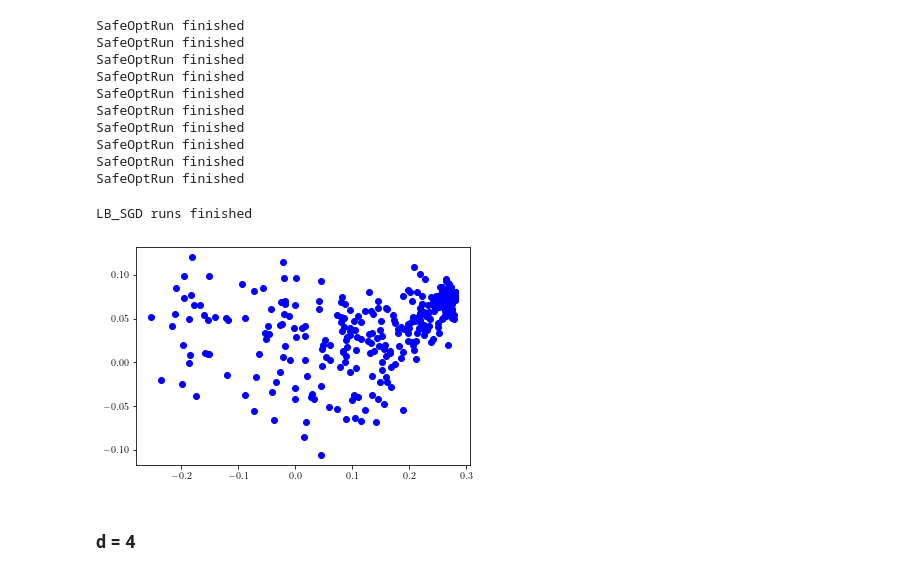
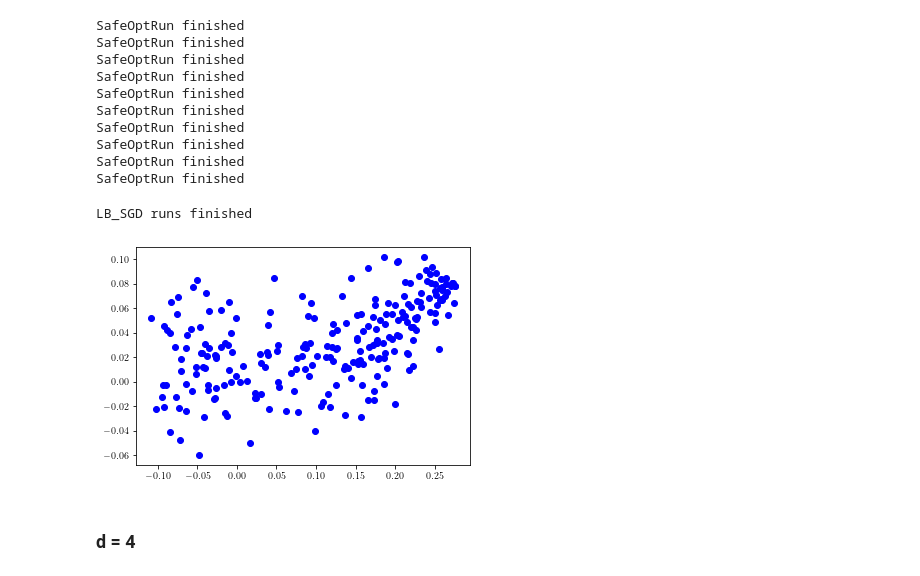
Before and after one commit to Ilnura/Thesis_applications, a Jupyter notebook: evals/Experiments.ipynb, the cells around one changed output. Drawn from its saved outputs; the diff is of its cells as text; code cells hidden in the pictures.

```diff
--- a/evals/Experiments.ipynb
+++ b/evals/Experiments.ipynb
@@ -258,7 +275,9 @@ m = 2 * d
 x_opt =  np.ones(d) / d**0.5
 experiments_num = 10
 n = int(d / 2)
+n = 2
 n_iters = d * 60
+
 x_opt = np.ones(d) / d**0.5
 x00 = np.zeros(d)
 M0 = 0.5 / d
@@ -279,6 +298,8 @@ def f(x):
     d = np.size(x)
     xx = 2. * np.ones(d)
     return np.linalg.norm(x - xx, 2)**2 / 4. / d
+
+fq3 = f
 # %%
 (SO_errors3, SO_cons3, gp3) = run_exp_SafeOpt(f, h, d, m,
                                                 experiments_num = experiments_num,
@@ -322,7 +346,9 @@ m = 2 * d
 x_opt =  np.ones(d) / d**0.5
 experiments_num = 10
 n = int(d / 2)
-n_iters = 300
+n = 3
+# n_iters = 150
+n_iters = d * 60
 x_opt = np.ones(d) / d**0.5
 x00 = np.zeros(d)
 M0 = 0.5 / d
@@ -343,6 +369,8 @@ def f(x):
     d = np.size(x)
     xx = 2. * np.ones(d)
     return np.linalg.norm(x - xx, 2)**2 / 4. / d
+
+fq4 = f
 # %%
 (SO_errors4, SO_cons4, gp4) = run_exp_SafeOpt(f, h, d, m,
                                                 experiments_num = experiments_num,
@@ -421,0 +457,24 @@ plt.savefig('figura' + problem_name + '_d' + str(d) + '.pdf', bbox_extra_artists
+# %%
+problem_name = 'QP'
+experiments_num = 10
+fig, axes = plt.subplots(nrows=2, ncols=3,
+                         figsize=(1.3 * 6.5, 1.3 * 0.33 * 8.5),
+                         constrained_layout=True,
+#                          sharey='row',
+                         sharex='col')
+for d, axes_col, f, x_opt in zip([2,3,4], axes.T,
+                                 [fq2, fq3, fq4],
+                                 [np.ones(2) / 2**0.5,
+                                  np.ones(3) / 3**0.5,
+                                  np.ones(4) / 4**0.5 ]):
+    plot_experiments_linebo(d, axes_col, problem_name, experiments_num, f,
+                            SafeOpt = True,
+                            opt_val = f(x_opt))
+handles = axes[1, 0].get_legend_handles_labels()
+leg = fig.legend(*handles, loc='center',
+                 bbox_to_anchor=(0.5, 1.), ncol=5, frameon=False, fontsize=10, numpoints=1,
+                 labelspacing=0.2, columnspacing=0.8, handlelength=1.2, handletextpad=0.5)
+fig.tight_layout(h_pad=1., w_pad=0.5)
+artist_to_keep = [leg]
+plt.savefig('figura_LineBO' + problem_name + '_d' + str(d) + '.pdf',
+            bbox_extra_artists=artist_to_keep, bbox_inches='tight')
@@ -507,10 +577,10 @@ d = 3
 m = 2
 experiments_num = 10
 n_iters = 150
-n = 2
+n = 3
 problem_name = 'Rosenbrock'
 M0 = 50.
-Ms = 5. * np.ones(m)
+Ms = 10. * np.ones(m)
 x00 = -0.05 * np.ones(d)
 x_opt = np.ones(d)
 sigma = 0.001
@@ -527,6 +597,8 @@ def h(x):
     h1 = np.linalg.norm(x,2)**2 - 1.
     h2 = np.linalg.norm(x + 0.1 * np.ones(d),2)**2 - 2. * 0.1
     return np.array([h1, h2])
+
+fr3 = f
 # %%
 (SO_errors_r3, SO_cons_r3, gp_r3) = run_exp_SafeOpt(f, h, d, m,
                                                 experiments_num = experiments_num,
@@ -549,17 +623,18 @@ SafeOptRun finished
 # %%
 opt_r3 = run_exp_LB_SGD(f, h, d, m,
                        experiments_num = experiments_num,
                        n_iters = n_iters,
                        n = n,
                        M0 = M0,
                        Ms = Ms,
                        x00 = x00,
+                        init_std = 0.,
                        x_opt = x_opt,
                        sigma = sigma,
                        problem_name = problem_name)
 # %% [output]
 LB_SGD runs finished
-[figure, old version]
+[figure, new version]
 # %%
 # plot_experiments_single(d, problem_name)
 # %% [markdown]
```
Also changed, not shown: parts of 37 cells of this notebook, 32 other files.
